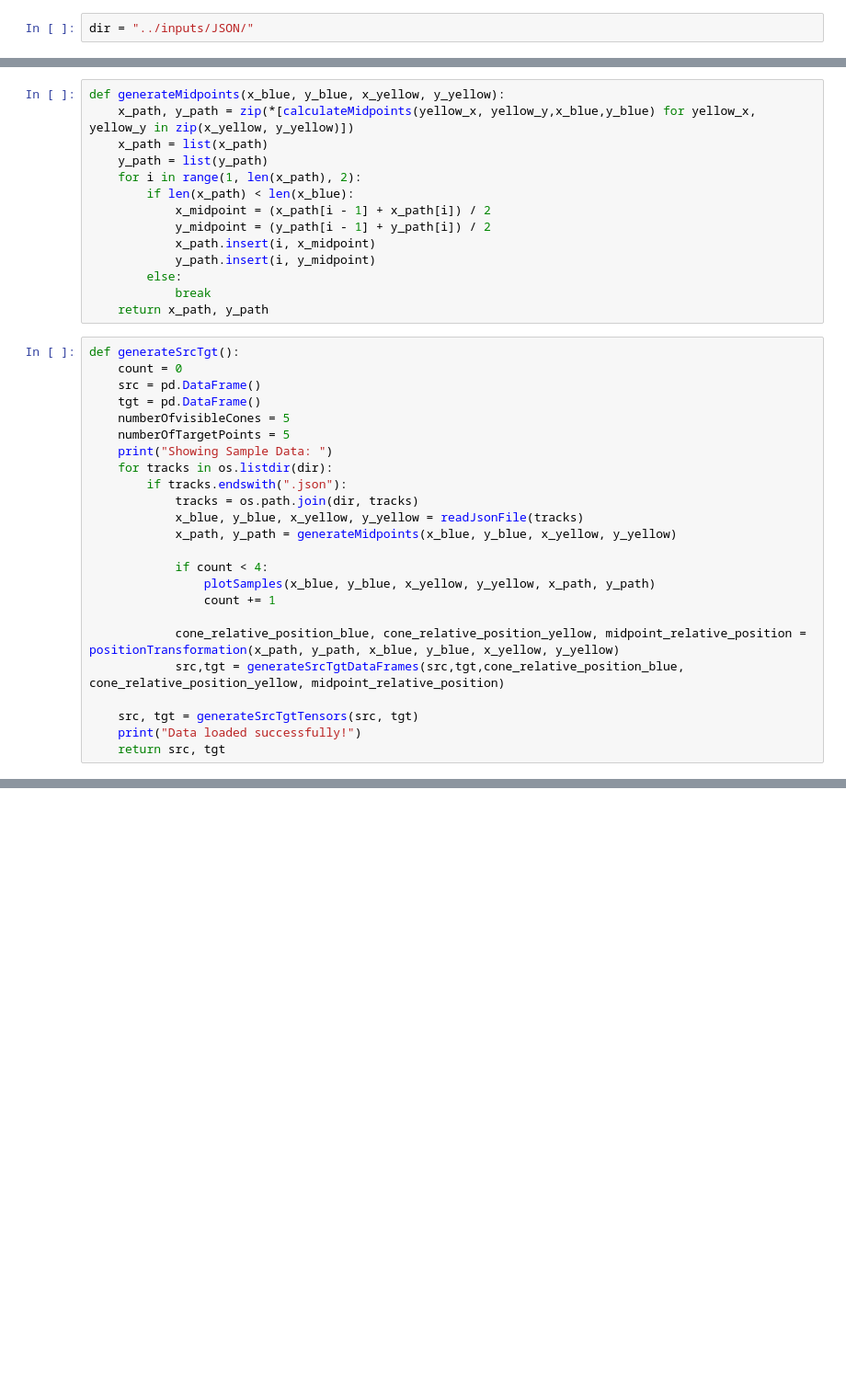
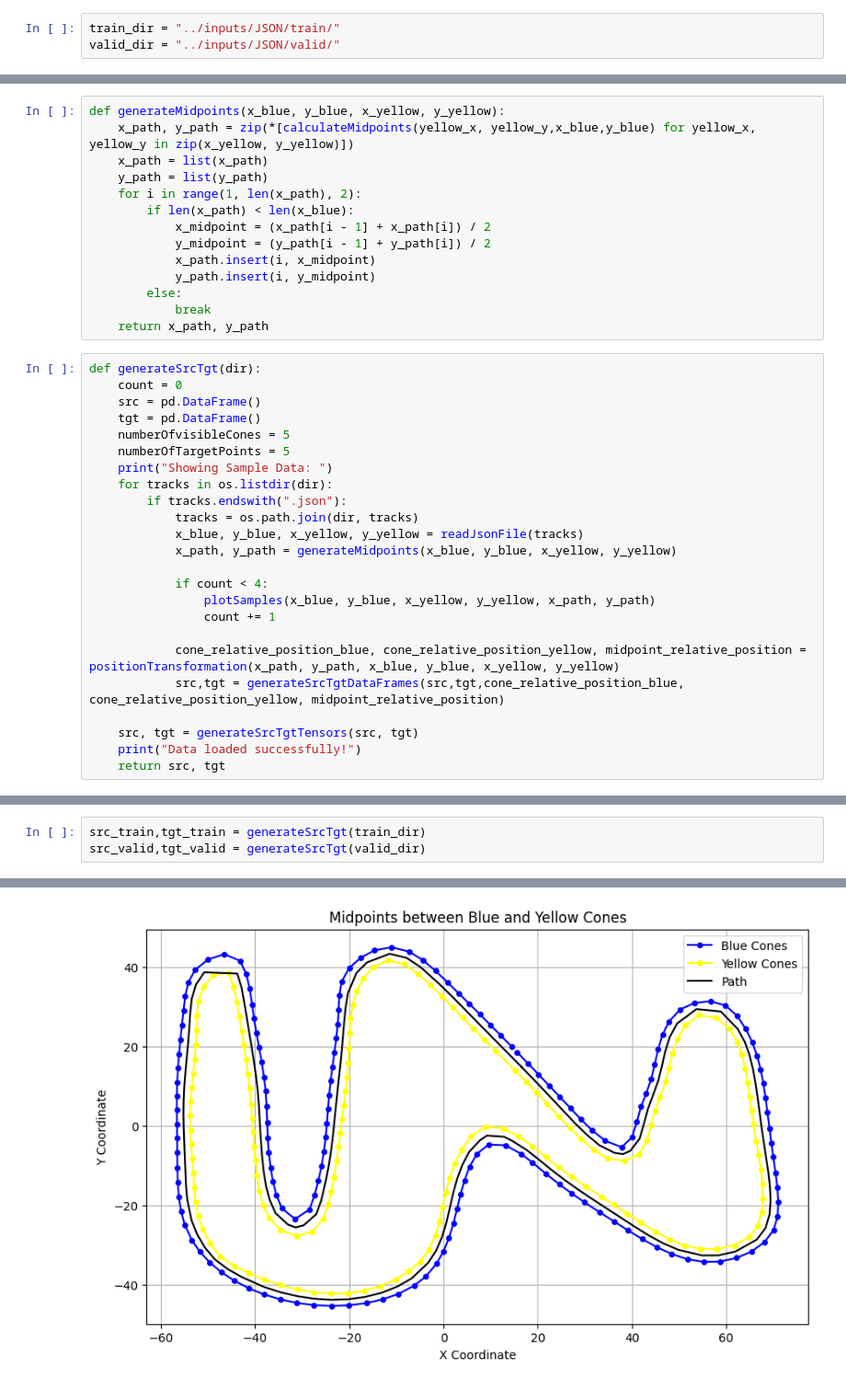
Before and after one commit to asurt-fsai/fs-system, a Jupyter notebook: planning/deep_learning/notebooks/reading_tracks.ipynb, the cells around one changed output, grey strips where cells are left out. Shown at 92% size. Drawn from its saved outputs; the diff is of its cells as text; blank space fills up the shorter version.

Commit message:
feat: splitting data into train & validation

```diff
--- a/planning/deep_learning/notebooks/reading_tracks.ipynb
+++ b/planning/deep_learning/notebooks/reading_tracks.ipynb
@@ -5,8 +5,9 @@ import json
 import matplotlib.pyplot as plt
 from scipy.spatial import distance
 import torch
-# %%
-dir = "../inputs/JSON/"
+# %%
+train_dir = "../inputs/JSON/train/"
+valid_dir = "../inputs/JSON/valid/"
 # %%
 def countNumCones(dir):
     blue_cone_count_total = 0
@@ -193,7 +195,7 @@ def generateMidpoints(x_blue, y_blue, x_yellow, y_yellow):
             break
     return x_path, y_path
 # %%
-def generateSrcTgt():
+def generateSrcTgt(dir):
     count = 0
     src = pd.DataFrame()
     tgt = pd.DataFrame()
@@ -227,0 +221,4 @@ Data loaded successfully!
+# %%
+src_train,tgt_train = generateSrcTgt(train_dir)
+src_valid,tgt_valid = generateSrcTgt(valid_dir)
+# %% [output]
@@ -227,0 +227 @@ Data loaded successfully!
+[figure, added]
```
Also changed, not shown: parts of 6 cells of this notebook.
